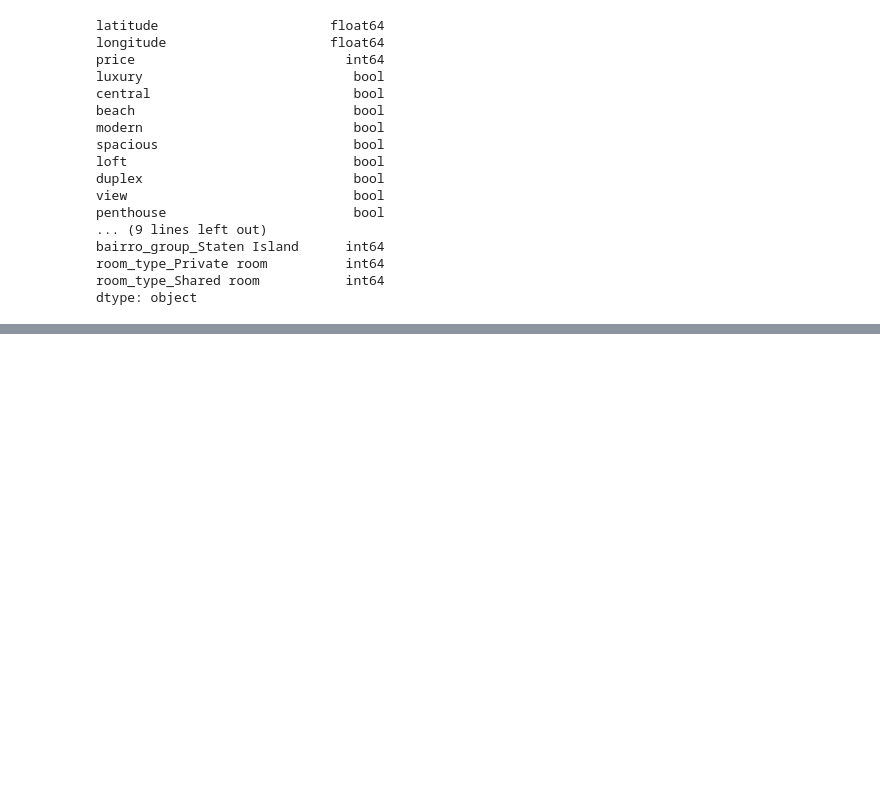
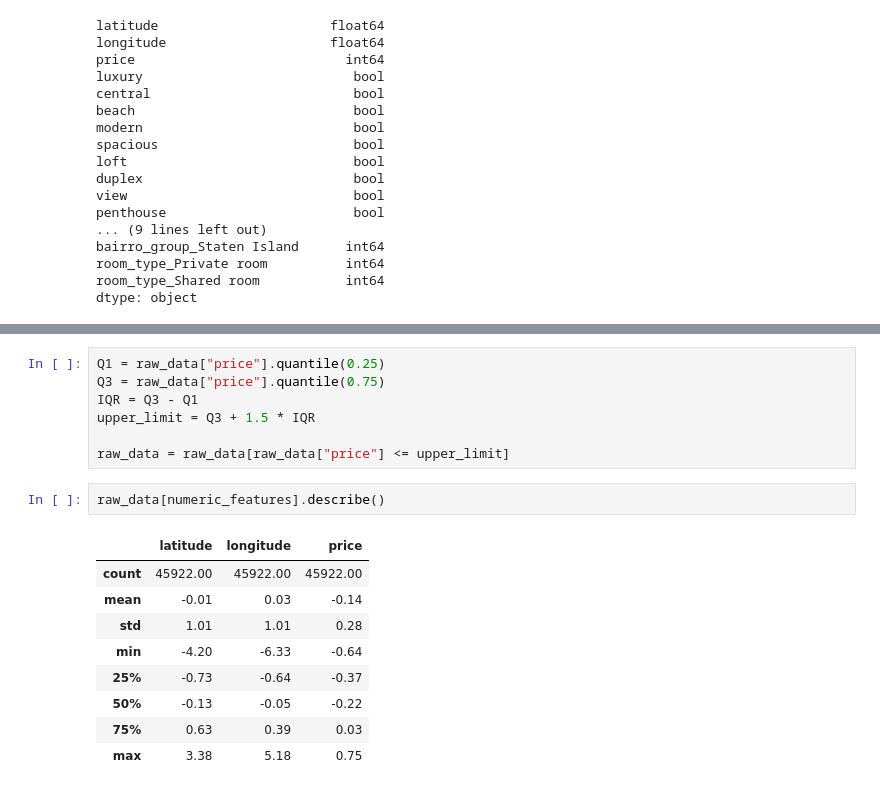
Before and after one commit to rafaeloliveiralopes/rental_price_prevision_model, a Jupyter notebook: rent_price_model_pred.ipynb, the cells around one changed output, grey strips where cells are left out. Saved outputs shown, nothing was run; the diff lists cells and outputs as text; blank space fills up the shorter version.

```diff
--- a/rent_price_model_pred.ipynb
+++ b/rent_price_model_pred.ipynb
@@ -520,0 +538,19 @@ dtype: object
+# %%
+Q1 = raw_data["price"].quantile(0.25)
+Q3 = raw_data["price"].quantile(0.75)
+IQR = Q3 - Q1
+upper_limit = Q3 + 1.5 * IQR
+
+raw_data = raw_data[raw_data["price"] <= upper_limit]
+# %%
+raw_data[numeric_features].describe()
+# %% [output]
+|  | latitude | longitude | price |
+| count | 45922.00 | 45922.00 | 45922.00 |
+| mean | -0.01 | 0.03 | -0.14 |
+| std | 1.01 | 1.01 | 0.28 |
+| min | -4.20 | -6.33 | -0.64 |
+| 25% | -0.73 | -0.64 | -0.37 |
+| 50% | -0.13 | -0.05 | -0.22 |
+| 75% | 0.63 | 0.39 | 0.03 |
+| max | 3.38 | 5.18 | 0.75 |
```
Also changed, not shown: parts of 16 cells of this notebook.
